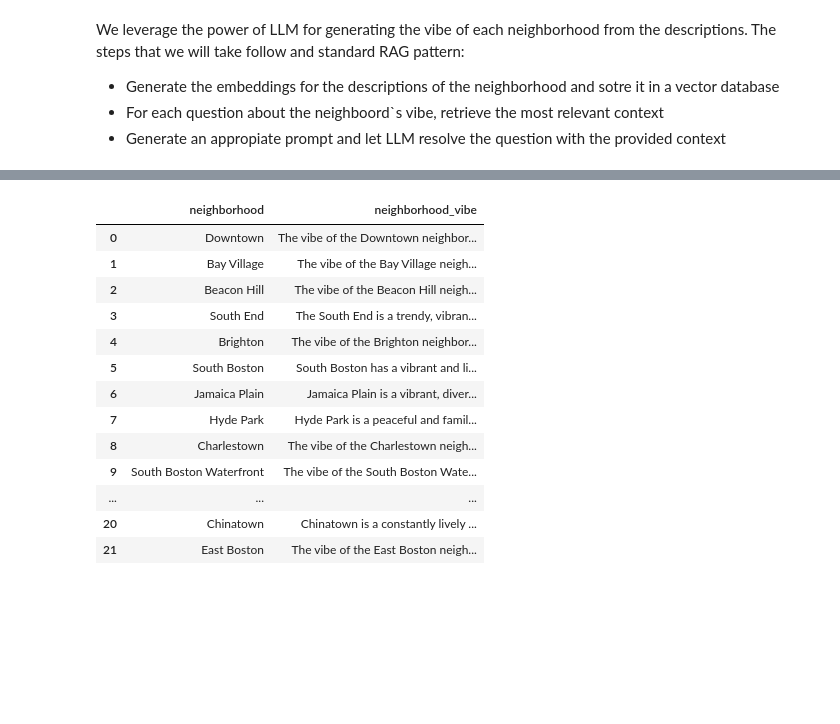
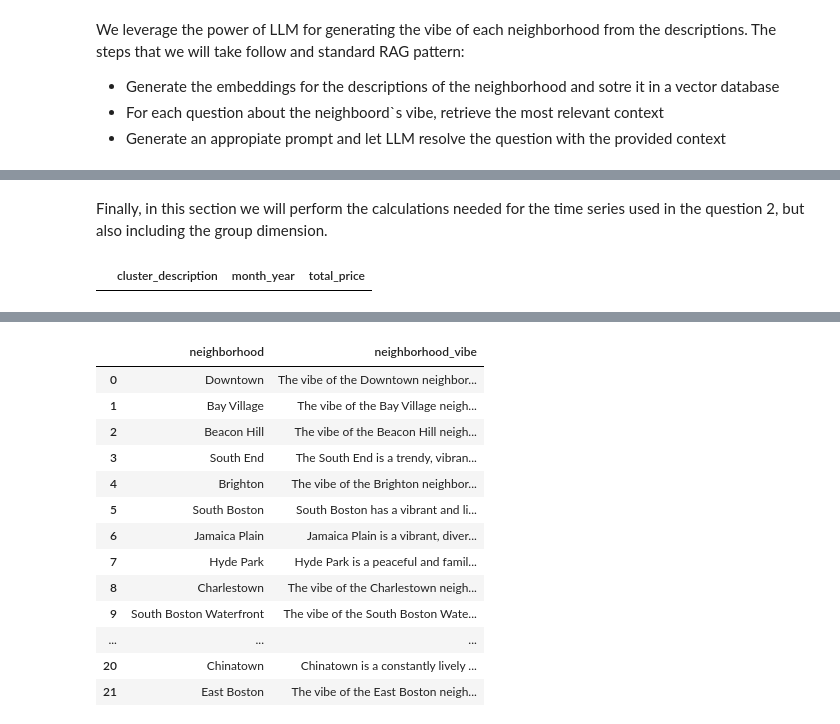
Before and after one commit to RicardoAlc1988/Data_Science_Nanodegree, a Jupyter notebook: Boston_Airbnb_Open_Data.ipynb, the cells around one changed output, grey strips where cells are left out. Saved outputs shown, nothing was run; the diff lists cells and outputs as text; code cells hidden in the pictures; blank space fills up the shorter version.

```diff
--- a/Boston_Airbnb_Open_Data.ipynb
+++ b/Boston_Airbnb_Open_Data.ipynb
@@ -134,0 +257,5 @@ Index(['id', 'listing_url', 'scrape_id', 'last_scraped', 'name', 'summary',
+# %%
+# Creation of a month-year column
+month_year = [x[:7] for x in boston_airbnb_calendar_df['date']]
+boston_airbnb_calendar_normalized_df['month_year'] = month_year
+boston_airbnb_calendar_normalized_df['month_year'] = pd.to_datetime(boston_airbnb_calendar_normalized_df['month_year'], format='%Y-%m')
@@ -335,0 +522,4 @@ neighborhood_table.add(neighborhoodinfo)
+# %%
+listing_characteristics = listing_df[['property_type', 'room_type', 'accommodates', 'bathrooms', 'bedrooms', 'beds', 'bed_type']].copy()
+# %%
+listing_chracteristics_norm = pd.get_dummies(listing_characteristics, columns=['property_type', 'room_type', 'bed_type'])
@@ -335,0 +588,31 @@ neighborhood_table.add(neighborhoodinfo)
+# %% [markdown]
+Finally, in this section we will perform the calculations needed for the time series used in the question 2, but also including the group dimension.
+# %%
+# Enrich the listing dataset with the cluster it belongs to
+listing_df['cluster'] = kmeans_pred
+cluster_dict = {0: 'Whole apartment', 1: 'Apartement private room', 2: 'Home private room', 3: 'Others entier property'}
+cluster_description = [cluster_dict[x] for x in listing_df['cluster']]
+listing_df['cluster_description'] = cluster_description
+# %%
+# Same calculus as in the previous question, including the cluster dimension
+t_calendar_inner_listing_df = listing_df.merge(boston_airbnb_calendar_normalized_df, left_on='id', right_on='listing_id', how='inner')
+t_df_boston_my = t_calendar_inner_listing_df.groupby(['month_year', 'cluster_description']).size().reset_index(name="total_count")
+t_df_boston_mya = t_calendar_inner_listing_df.groupby(['month_year', 'cluster_description', 'available_normalized']).size().reset_index(name="count")
+t_df_boston_available = pd.merge(t_df_boston_my, t_df_boston_mya, on=['month_year', 'cluster_description'], how='inner')
+t_df_boston_available['availability_perc'] = t_df_boston_available['count'] / t_df_boston_available['total_count']
+t_df_boston_available = t_df_boston_available[t_df_boston_available['available_normalized'] == True]
+
+t_df_boton_price = t_calendar_inner_listing_df[t_calendar_inner_listing_df['available_normalized'] == True].groupby(['cluster_description', 'month_year'])['price_normalized'].sum().reset_index(name="total_price")
+
+q3_time_series_df = pd.merge(t_df_boston_available, t_df_boton_price, on=['month_year', 'cluster_description'], how='inner')
+q3_time_series_df['avg_price'] = q3_time_series_df['total_price'] / q3_time_series_df['count']
+q3_time_series_df.set_index('month_year', inplace=True)
+
+# remove temporal data
+t_calendar_inner_listing_df[0:0]
+t_df_boston_my[0:0]
+t_df_boston_mya[0:0]
+t_df_boston_available[0:0]
+t_df_boton_price[0:0]
+# %% [output]
+|  | cluster_description | month_year | total_price |
```
Also changed, not shown: parts of 130 cells of this notebook.
